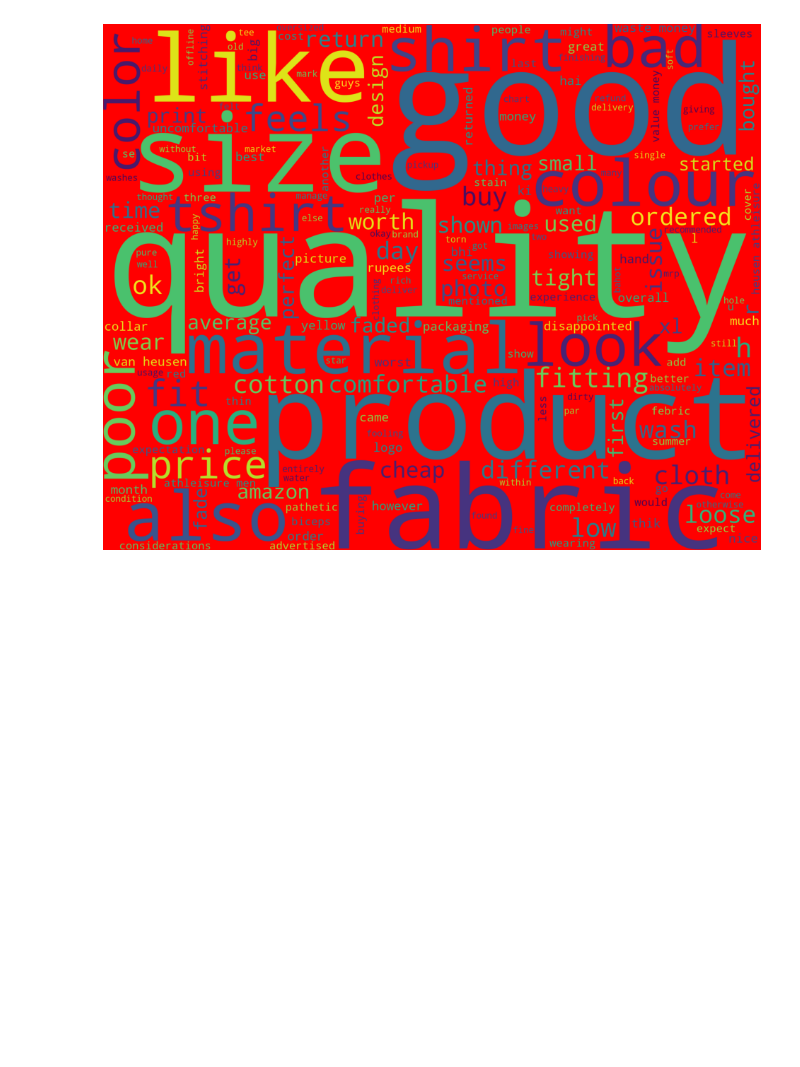
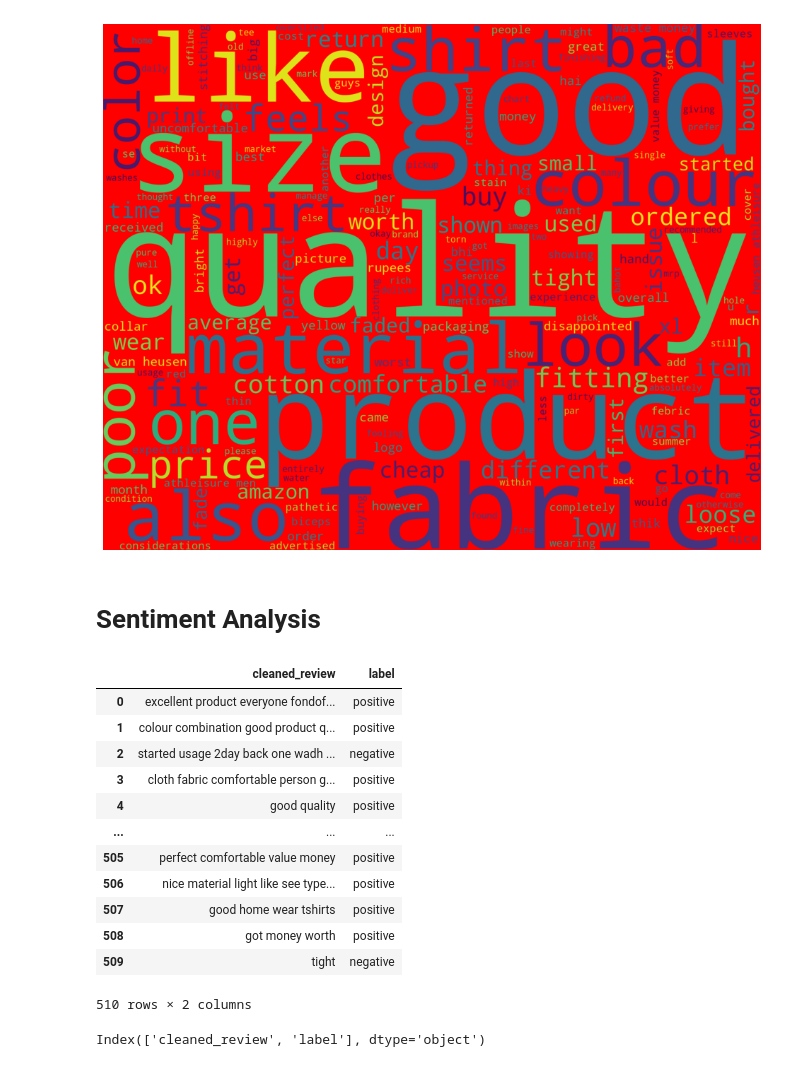
Before and after one commit to Prakash-Kani/Sentiment-Analysis-of-Amazon-Product-Reviews-Using-Web-Scraping-and-Natural-Language-Processing, a Jupyter notebook: Sentiment_Analysis.ipynb, the cells around one changed output. Cells and saved outputs as stored; diff of their text form; code cells hidden in the pictures; blank space fills up the shorter version.

```diff
--- a/Sentiment_Analysis.ipynb
+++ b/Sentiment_Analysis.ipynb
@@ -227,3 +232,5 @@ plt.axis('off')
 plt.show()
 # %% [output]
 [figure]
+# %% [markdown]
+# Sentiment Analysis
@@ -229,0 +239,21 @@ plt.show()
+# %%
+df2 = df1[['cleaned_review', 'label']]
+df2
+# %% [output]
+|  | cleaned_review | label |
+| 0 | excellent product everyone fondof... | positive |
+| 1 | colour combination good product q... | positive |
+| 2 | started usage 2day back one wadh ... | negative |
+| 3 | cloth fabric comfortable person g... | positive |
+| 4 | good quality | positive |
+| ... | ... | ... |
+| 505 | perfect comfortable value money | positive |
+| 506 | nice material light like see type... | positive |
+| 507 | good home wear tshirts | positive |
+| 508 | got money worth | positive |
+| 509 | tight | negative |
+510 rows × 2 columns
+# %%
+df2.columns
+# %% [output]
+Index(['cleaned_review', 'label'], dtype='object')
```
Also changed, not shown: parts of 9 cells of this notebook.
